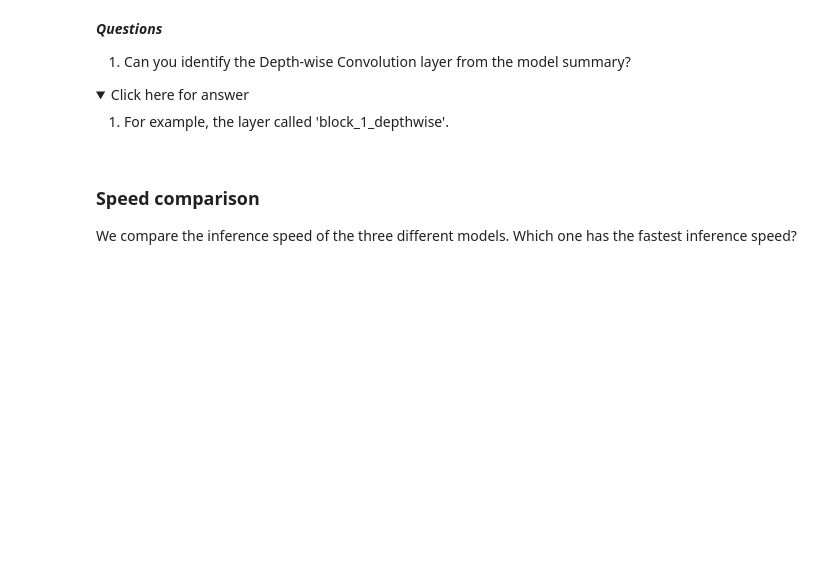
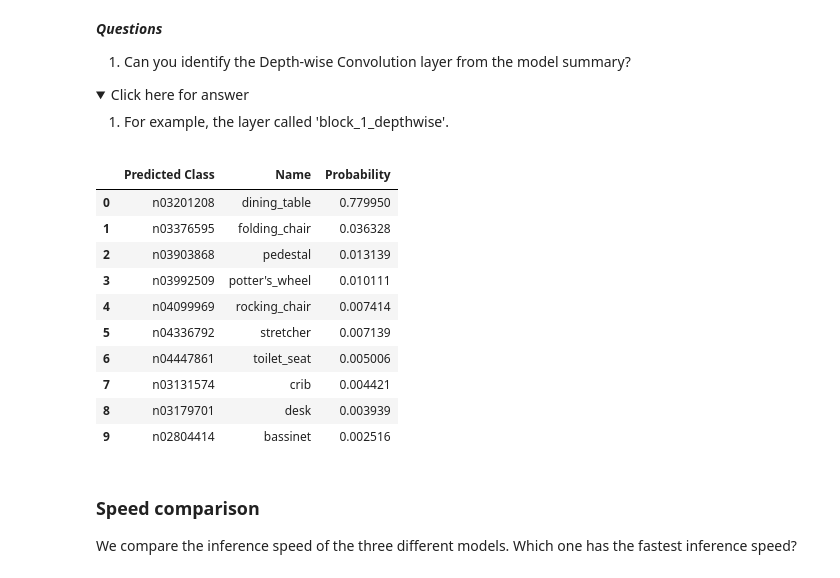
Before and after one commit to nyp-sit/iti107-22S2-WIP, a Jupyter notebook: session-2/using_pretrained_model.ipynb, the cells around one changed output. Drawn from its saved outputs; the diff is of its cells as text; code cells hidden in the pictures; folded sections open; blank space fills up the shorter version.

```diff
--- a/session-2/using_pretrained_model.ipynb
+++ b/session-2/using_pretrained_model.ipynb
@@ -116,8 +185,8 @@ predict_image(resnet50_model, img_path, resnet50.preprocess_input, resnet50.deco
 # %% [markdown]
 ## MobileNet v2 - Pretrained Model
 # %%
-from tensorflow.keras.applications import mobilenet_v2
-mobilenet_v2_model = mobilenet_v2.MobileNetV2(weights='imagenet')
+from tensorflow.keras.applications import MobileNetV3Small
+mobilenet_v3_model = MobileNetV3Small(weights='imagenet')
 
 # print the model summary
-tf.keras.utils.plot_model(mobilenet_v2_model, to_file='mobilenet_v2.png', show_shapes=True)
+tf.keras.utils.plot_model(mobilenet_v3_model, to_file='mobilenet_v2.png', show_shapes=True)
@@ -133,7 +208,19 @@ tf.keras.utils.plot_model(mobilenet_v2_model, to_file='mobilenet_v2.png', show_s
 
 </details>
 # %%
-predict_image(mobilenet_v2_model, img_path, mobilenet_v2.preprocess_input, mobilenet_v2.decode_predictions)
+predict_image(mobilenet_v3_model, img_path, mobilenet_v3.preprocess_input, mobilenet_v3.decode_predictions)
+# %% [output]
+|  | Predicted Class | Name | Probability |
+| 0 | n03201208 | dining_table | 0.779950 |
+| 1 | n03376595 | folding_chair | 0.036328 |
+| 2 | n03903868 | pedestal | 0.013139 |
+| 3 | n03992509 | potter's_wheel | 0.010111 |
+| 4 | n04099969 | rocking_chair | 0.007414 |
+| 5 | n04336792 | stretcher | 0.007139 |
+| 6 | n04447861 | toilet_seat | 0.005006 |
+| 7 | n03131574 | crib | 0.004421 |
+| 8 | n03179701 | desk | 0.003939 |
+| 9 | n02804414 | bassinet | 0.002516 |
 # %% [markdown]
 ### Speed comparison
 
```
Also changed, not shown: parts of 10 cells of this notebook, 1 other file.
